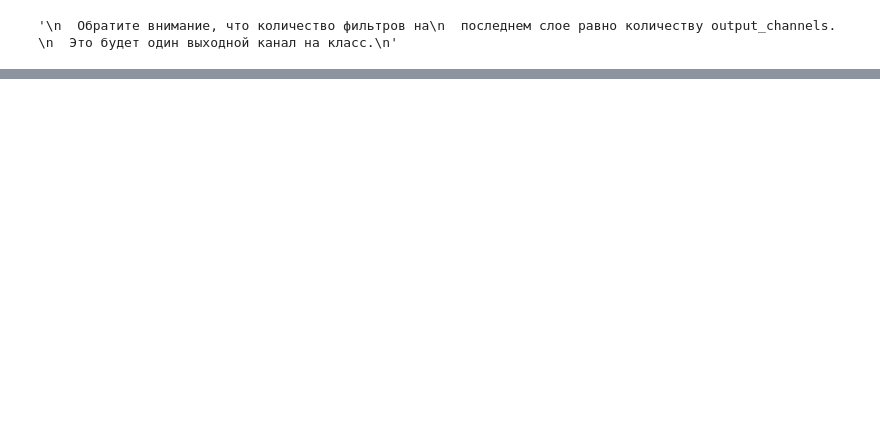
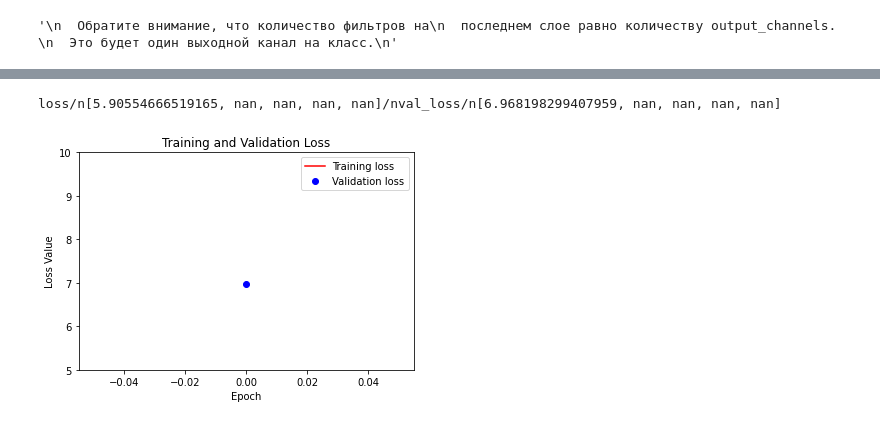
Before and after one commit to KRRKregen/NS, a Jupyter notebook: 22.ipynb, the cells around one changed output, grey strips where cells are left out. Cells and saved outputs as stored; diff of their text form; code cells hidden in the pictures; blank space fills up the shorter version.

```diff
--- a/22.ipynb
+++ b/22.ipynb
@@ -507,10 +491,10 @@ for i, m in train_dataset.take(1):
 # первая цифра = BATCH_SIZE
 # %%
 EPOCHS = 5
-
+#330
 VAL_SUBSPLITS = 5
 VALIDATION_STEPS = 100//1//VAL_SUBSPLITS
-TRAIN_LENGTH = 200 # всего ... можно ... оставить на валидацию
+TRAIN_LENGTH = 75 # всего ... можно ... оставить на валидацию
 STEPS_PER_EPOCH = TRAIN_LENGTH // BATCH_SIZE
 '''model_history = model.fit(train_dataset, epochs=EPOCHS,
                           steps_per_epoch=STEPS_PER_EPOCH,
@@ -526,0 +519,17 @@ TypeError: ignored
+# %%
+loss = model_history.history['loss']
+val_loss = model_history.history['val_loss']
+print ('loss', loss, 'val_loss', val_loss , sep = '/n')
+epochs = range(EPOCHS)
+plt.figure()
+plt.plot(epochs, loss, 'r', label='Training loss')
+plt.plot(epochs, val_loss, 'bo', label='Validation loss')
+plt.title('Training and Validation Loss')
+plt.xlabel('Epoch')
+plt.ylabel('Loss Value')
+plt.ylim([5, 10])
+plt.legend()
+plt.show()
+# %% [output]
+loss/n[5.90554666519165, nan, nan, nan, nan]/nval_loss/n[6.968198299407959, nan, nan, nan, nan]
+[figure, added]
```
Also changed, not shown: parts of 17 cells of this notebook.
